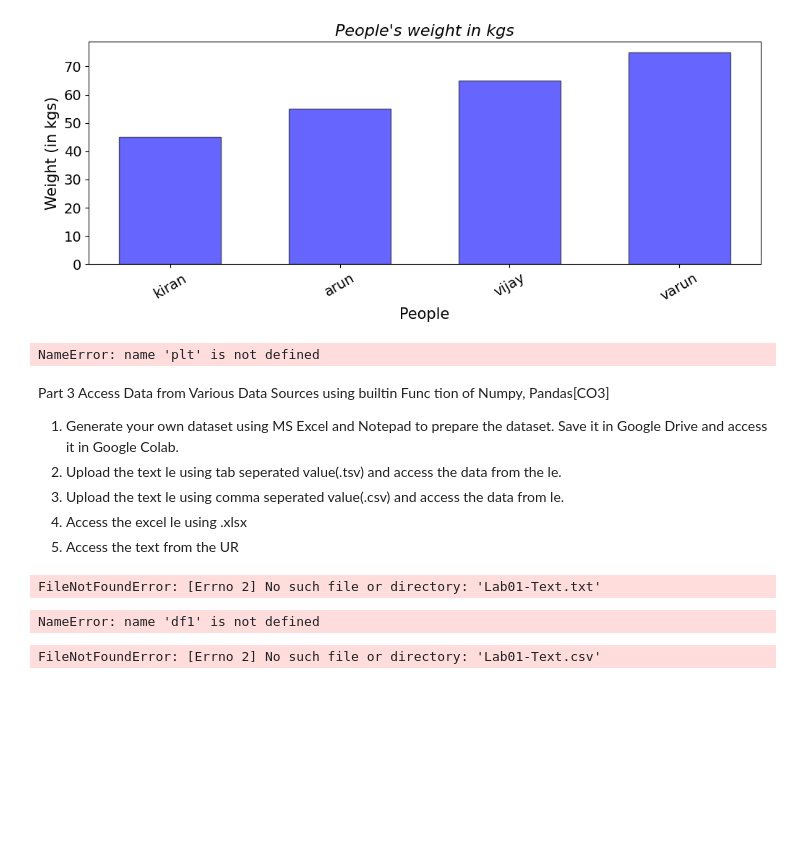
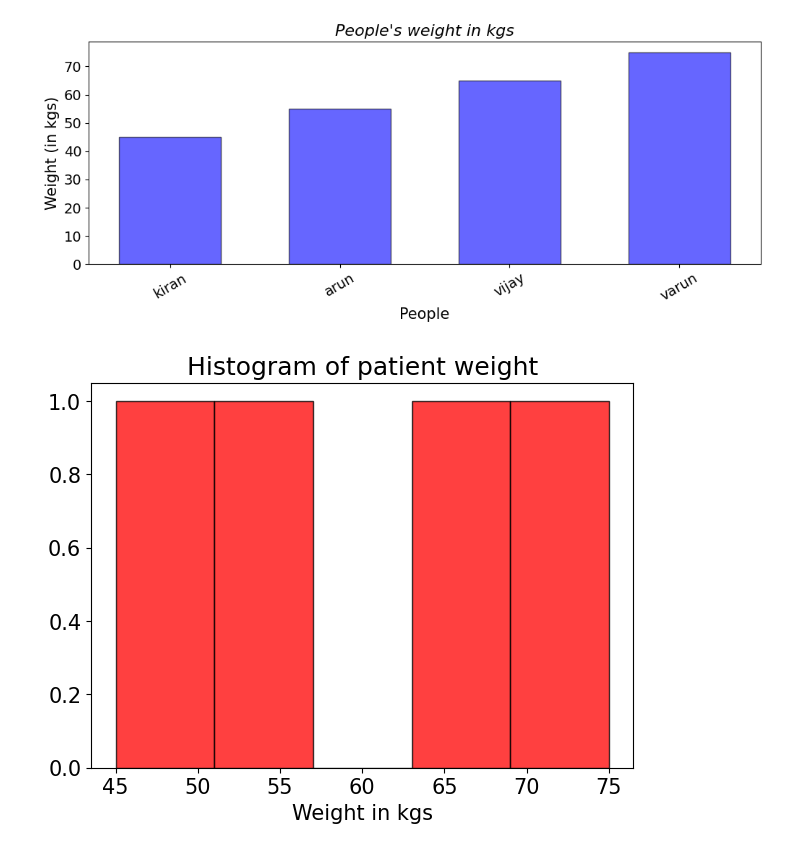
Before and after one commit to 2303A52131/AIML_2303A52131, a Jupyter notebook: Lab1_AIML.ipynb, the cells around one changed output. Drawn from its saved outputs; the diff is of its cells as text; code cells hidden in the pictures; blank space fills up the shorter version.

```diff
--- a/Lab1_AIML.ipynb
+++ b/Lab1_AIML.ipynb
@@ -112,23 +110,14 @@ import matplotlib.pyplot as plt
 # %%
 import numpy as np
-plt.figure(figuresize=(7,5))
+plt.figure(figsize=(7,5)) # Changed 'figuresize' to 'figsize'
 
 # Main plot function 'hist'
 plt.hist(weight,color='red',edgecolor='k', alpha=0.75,bins=5)
 
 plt.title("Histogram of patient weight",fontsize=18)
 plt.xlabel("Weight in kgs",fontsize=15)
 plt.xticks(fontsize=15)
 plt.yticks(fontsize=15)
 plt.show()
 # %% [output]
-NameError: name 'plt' is not defined
+[figure, added]
-# %% [markdown]
-Part 3 Access Data from Various Data Sources using builtin Func
-tion of Numpy, Pandas[CO3]
- 1. Generate your own dataset using MS Excel and Notepad to prepare the dataset. Save
- it in Google Drive and access it in Google Colab.
- 2. Upload the text le using tab seperated value(.tsv) and access the data from the le.
- 3. Upload the text le using comma seperated value(.csv) and access the data from le.
- 4. Access the excel le using .xlsx
- 5. Access the text from the UR
@@ -138,12 +123,0 @@ import pandas as pd
-# %%
-df1 = pd.read_table("Lab01-Text.txt")
-# %% [output]
-FileNotFoundError: [Errno 2] No such file or directory: 'Lab01-Text.txt'
-# %%
-df1
-# %% [output]
-NameError: name 'df1' is not defined
-# %%
-data2 = pd.read_csv("Lab01-Text.csv")
-# %% [output]
-FileNotFoundError: [Errno 2] No such file or directory: 'Lab01-Text.csv'
```
Also changed, not shown: parts of 5 cells of this notebook.
